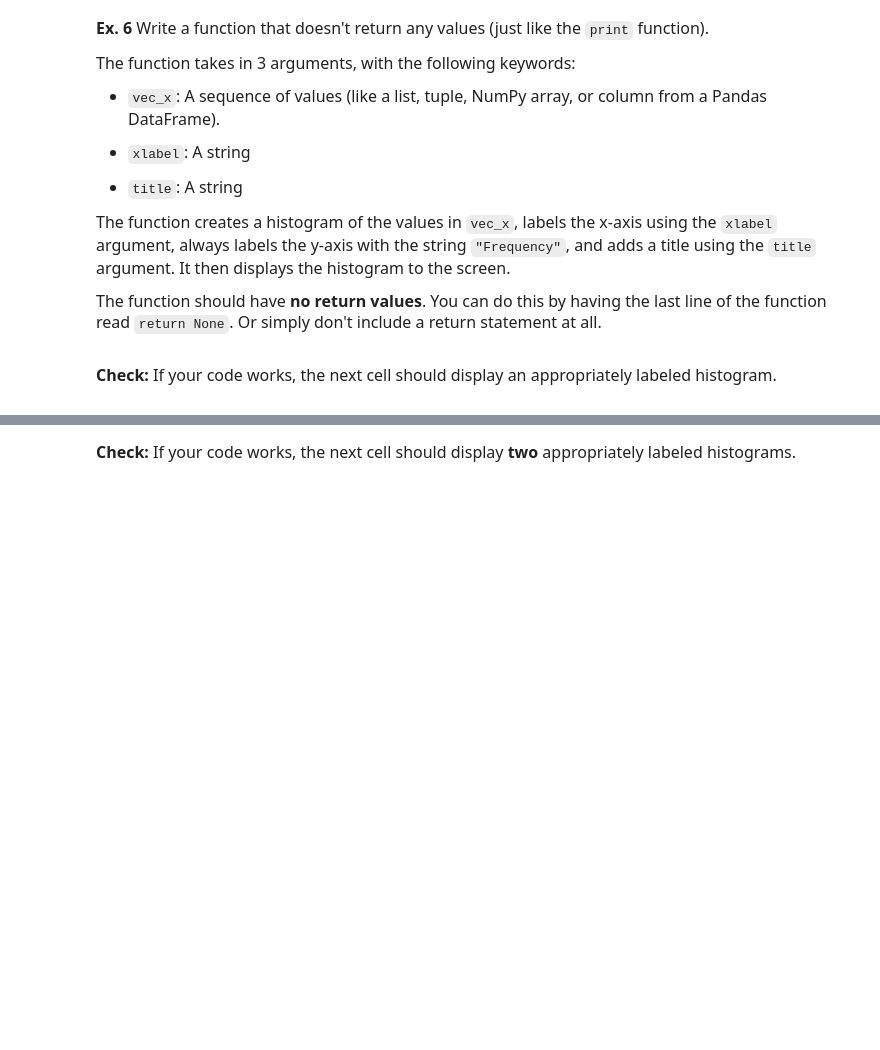
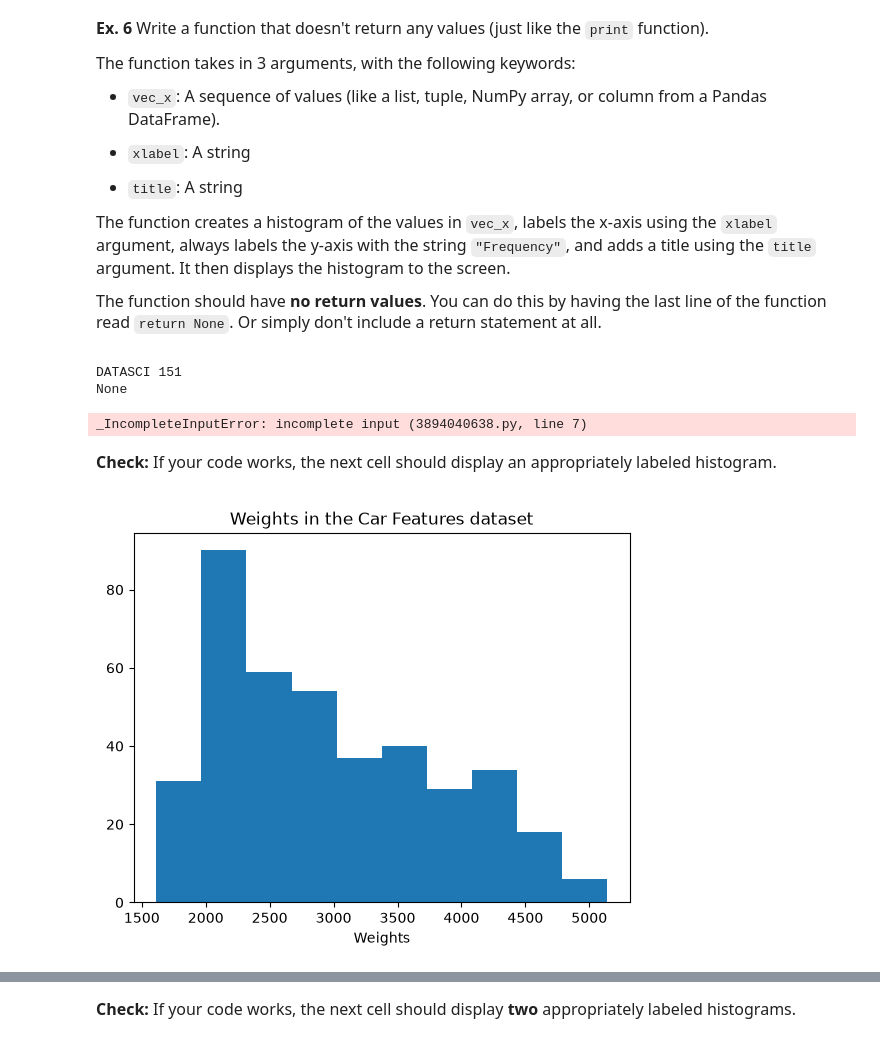
Before and after one commit to amateo6-ant/datasci151fall2026, a Jupyter notebook: lecture_07_functions/Lecture07 copy.ipynb, the cells around one changed output, grey strips where cells are left out. Cells and saved outputs as stored; diff of their text form; code cells hidden in the pictures; blank space fills up the shorter version.

```diff
--- a/lecture_07_functions/Lecture07 copy.ipynb
+++ b/lecture_07_functions/Lecture07 copy.ipynb
@@ -816,5 +852,39 @@ def create_histogram(vec_x, xlabel, title):
+# %%
+# The print() function has no return value
+t = print("DATASCI 151")
+print(t)
+# %% [output]
+DATASCI 151
+None
+# %%
+# complete the function
+def create_histogram(vec_x, xlabel, title):
+    vec_x = df["weight"]
+    xlabel = "Weights"
+    title = "Weights in the Car Features dataset"
+
+
+# having no return statement is equivalent to doing "return None"
+# %% [output]
+_IncompleteInputError: incomplete input (3894040638.py, line 7)
 # %% [markdown]
 <font size = "3">
 
 
 **Check:** If your code works, the next cell should display an appropriately labeled histogram.
+# %%
+df = pd.read_csv("data/features.csv")
+
+vec_x = df["weight"]
+xlabel = "Weights"
+title = "Weights in the Car Features dataset"
+
+### begining of function
+
+import matplotlib.pyplot as plt
+plt.hist(vec_x)
+plt.xlabel(xlabel)
+plt.title(title)
+plt.show()
+# %% [output]
+[figure, added]
```
Also changed, not shown: parts of 10 cells of this notebook.
